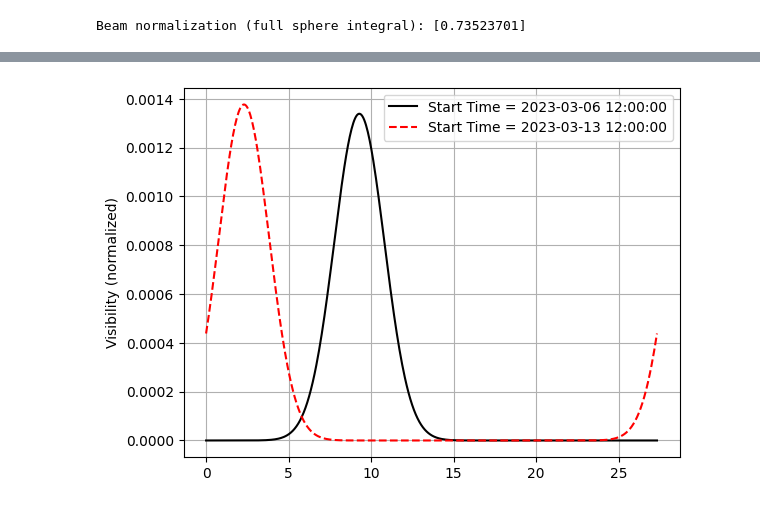
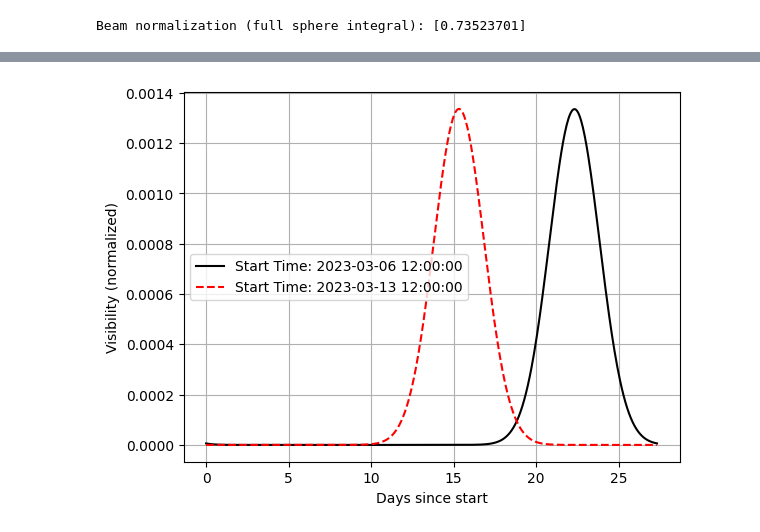
Before and after one commit to christianhbye/croissant, a Jupyter notebook: notebooks/single_pixel.ipynb, the cells around one changed output, grey strips where cells are left out. Drawn from its saved outputs; the diff is of its cells as text; code cells hidden in the pictures.

Commit message:
docs: update example notebooks with mepa frame code

```diff
--- a/notebooks/single_pixel.ipynb
+++ b/notebooks/single_pixel.ipynb
@@ -111,15 +87,16 @@ print(f"Beam normalization (full sphere integral): {beam_norm}")
 Beam normalization (full sphere integral): [0.73523701]
 # %%
 # --- Compute spherical harmonic coefficients ---
-sky_mepa = cro.sphere.compute_alm(
+sky_gal = cro.sphere.compute_alm(
     sky_data, lmax, "healpix", nside=nside, niter=3
 )
 beam_alm_topo = cro.sphere.compute_alm(beam_above, lmax, "mwss")
 # %%
+# rotate sky
+et = cro.rotations.jd_to_et(t0.jd)
+sky_mepa = cro.rotations.gal2mepa(sky_gal, et=et)
+
 # rotate beam
-loc = lunarsky.MoonLocation(lon=obs_lon, lat=obs_lat)
-t0 = lunarsky.Time(t0_jd, format="jd")
-topo = lunarsky.LunarTopo(obstime=t0, location=loc)
 eul_topo, dl_topo = cro.rotations.generate_euler_dl(lmax, topo, "mepa")
 topo2mepa = partial(
     s2fft.utils.rotation.rotate_flms,
@@ -130,12 +107,17 @@ topo2mepa = partial(
 beam_mepa = jax.vmap(topo2mepa)(beam_alm_topo)
 
 # 7 days later
-topo = lunarsky.LunarTopo(obstime=t0 + 7 * u.day, location=loc)
-eul_topo, dl_topo = cro.rotations.generate_euler_dl(lmax, topo, "mepa")
-topo2mepa = partial(
+t7 = t0 + 7 * u.day
+topo_7d = lunarsky.LunarTopo(obstime=t7, location=loc)
+et7 = cro.rotations.jd_to_et(t7.jd)
+sky_mepa_7d = cro.rotations.gal2mepa(sky_gal, et=et7)
+eul_topo_7d, dl_topo_7d = cro.rotations.generate_euler_dl(
+    lmax, topo_7d, "mepa"
+)
+topo2mepa_7d = partial(
     s2fft.utils.rotation.rotate_flms,
     L=lmax + 1,
-    rotation=eul_topo,
-    dl_array=dl_topo,
+    rotation=eul_topo_7d,
+    dl_array=dl_topo_7d,
 )
-beam_mepa_7d = jax.vmap(topo2mepa)(beam_alm_topo)
+beam_mepa_7d = jax.vmap(topo2mepa_7d)(beam_alm_topo)
@@ -181,27 +127,28 @@ phases = cro.simulator.rot_alm_z(lmax, times=dt_sec)
 vis = cro.simulator.convolve(beam_mepa, sky_mepa, phases)
 vis = vis / beam_norm[None, :]
 
-vis7d = cro.simulator.convolve(beam_mepa_7d, sky_mepa, phases)
+vis7d = cro.simulator.convolve(beam_mepa_7d, sky_mepa_7d, phases)
 vis7d = vis7d / beam_norm[None, :]
 # %%
 fig, ax = plt.subplots()
 ax.plot(
     dt_days,
     np.array(vis[:, 0]),
     "k-",
     lw=1.5,
-    label=f"Start Time = {t0.to_datetime()}",
+    label=f"Start Time: {t0.to_datetime()}",
 )
 ax.plot(
     dt_days,
     np.array(vis7d[:, 0]),
     "r--",
     lw=1.5,
-    label=f"Start Time = {(t0 + 7 * u.day).to_datetime()}",
+    label=f"Start Time: {(t0 + 7 * u.day).to_datetime()}",
 )
 ax.set_ylabel("Visibility (normalized)")
-ax.legend()
+ax.set_xlabel("Days since start")
+ax.legend(loc="best")
 ax.grid()
 plt.show()
 # %% [output]
-[figure, old version]
+[figure, new version]
```
Also changed, not shown: parts of 5 cells of this notebook, 2 other files.
